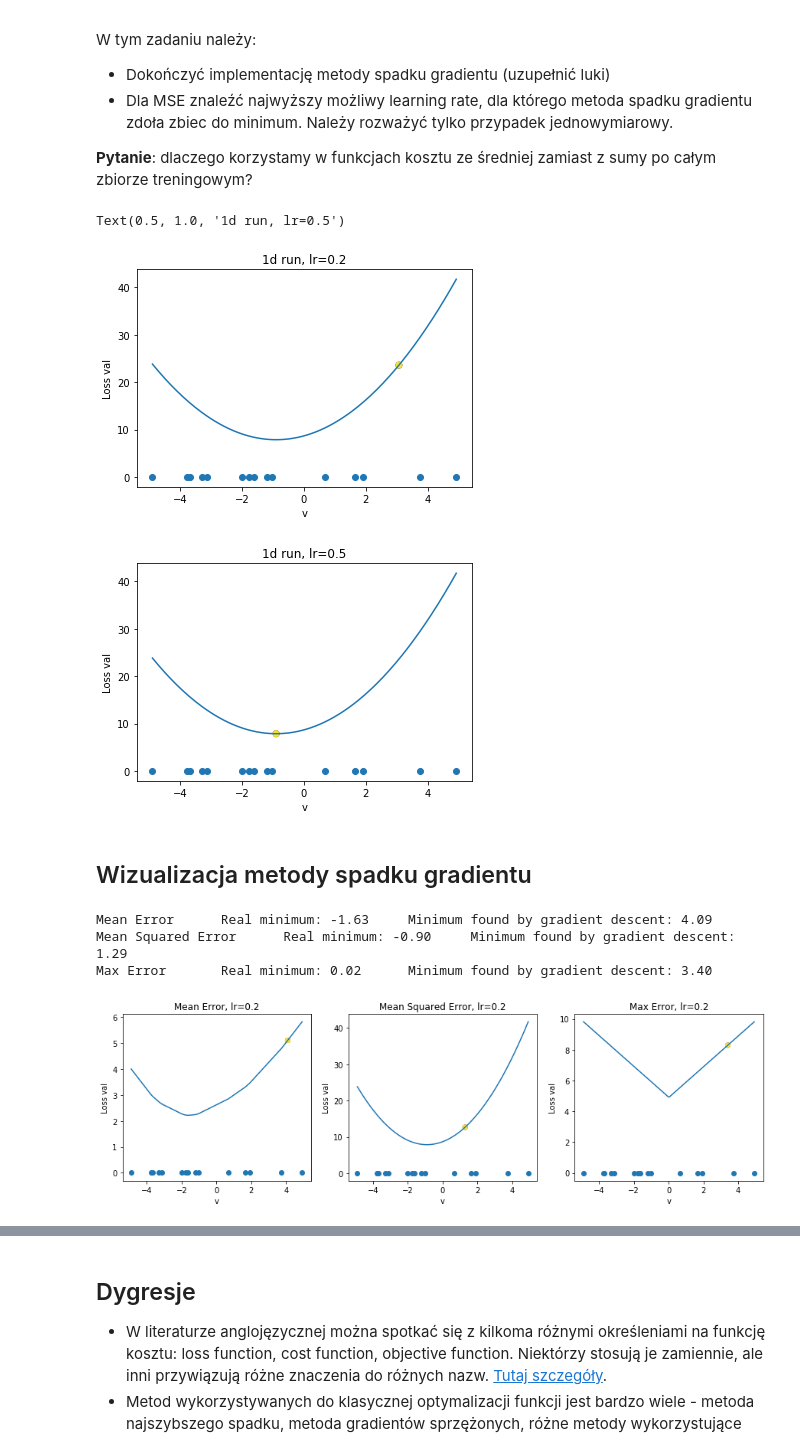
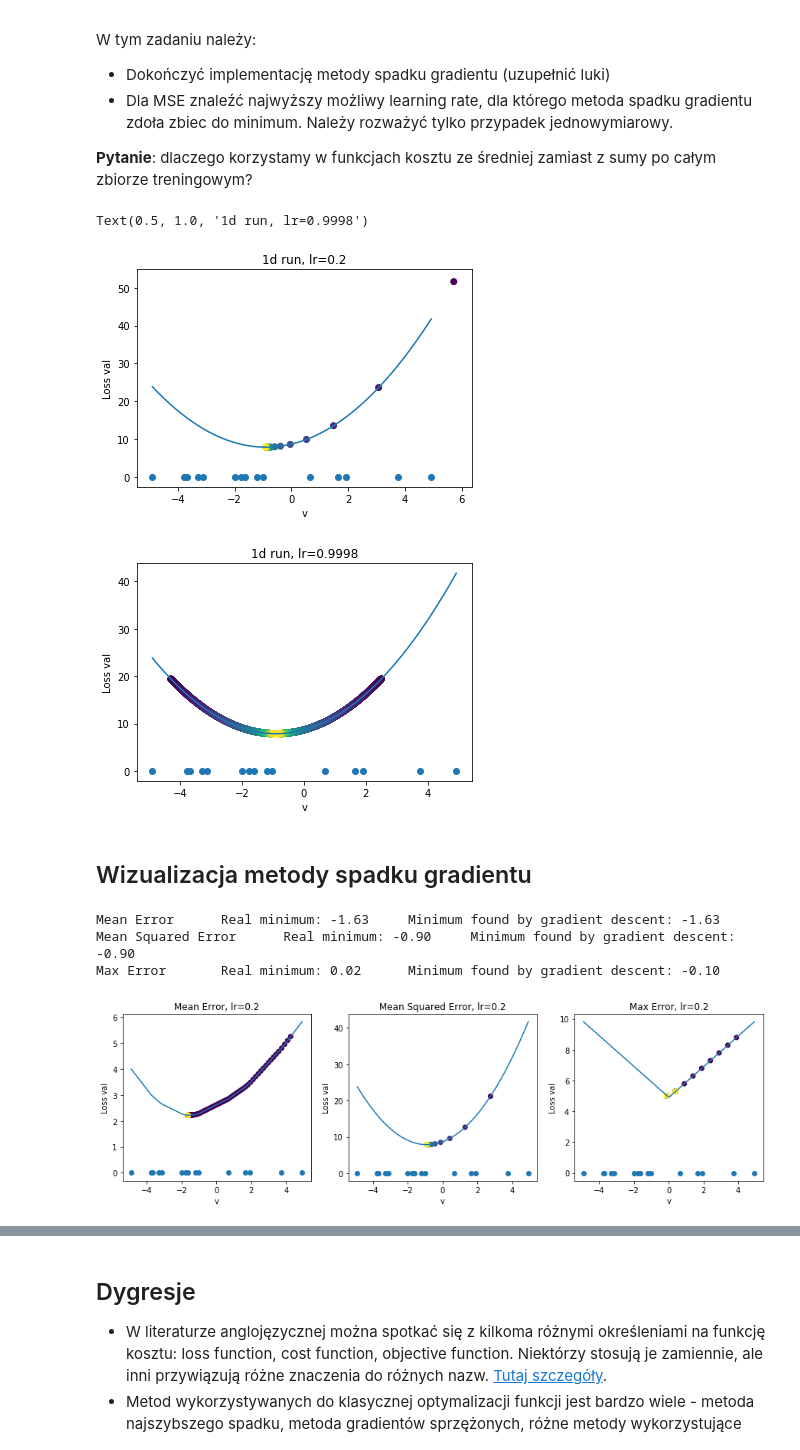
Before and after one commit to adriansuwala/ml2020-21, a Jupyter notebook: lab/02_funkcje_kosztu.ipynb, the cells around one changed output, grey strips where cells are left out. Saved outputs shown, nothing was run; the diff lists cells and outputs as text; code cells hidden in the pictures.

Commit message:
Fixes gradient descent

```diff
--- a/lab/02_funkcje_kosztu.ipynb
+++ b/lab/02_funkcje_kosztu.ipynb
@@ -241,39 +241,39 @@ def gradient_descent(grad_fn, dataset, learning_rate=0.2, num_steps=100):
     all_v = [current_v]
 
     for step_idx in range(num_steps):
         grad = grad_fn(dataset, current_v) # liczenie gradientu
-        current_v -= learning_rate * grad # krok metody gradientu
+        current_v = current_v - learning_rate * grad # krok metody gradientu
 
         all_v += [current_v]
         if np.linalg.norm(all_v[-1] - all_v[-2]) < 1e-3:
             break
 
     final_grad = grad
     final_v = current_v
     all_v = np.array(all_v)
     return final_v, final_grad, all_v
 
 fig, ax = plt.subplots(1, 1)
 utils.plot_gradient_steps_1d(
     ax, train_set_1d,
     gradient_descent, mse_grad, mean_squared_error,
     learning_rate=0.2, num_steps=10000)
 ax.set_title("1d run, lr=0.2")
 
 
 # **** UWAGA ****
 # Wybranie poniżej odpowiedniego learning rate'u (zgodnie z poleceniem)
 # jest częścią zadania.
 fig, ax = plt.subplots(1, 1)
 utils.plot_gradient_steps_1d(
     ax, train_set_1d,
     gradient_descent, mse_grad, mean_squared_error,
-    learning_rate=0.5, num_steps=10000)
-ax.set_title("1d run, lr=0.5")
+    learning_rate=0.99982, num_steps=10000)
+ax.set_title("1d run, lr=0.9998")
 # %% [output]
-Text(0.5, 1.0, '1d run, lr=0.5')
+Text(0.5, 1.0, '1d run, lr=0.9998')
-[figure, old version]
+[figure, new version]
-[figure, old version]
+[figure, new version]
 # %% [markdown]
 ## Wizualizacja metody spadku gradientu
 # %%
@@ -311,10 +311,10 @@ print(
         float(minimize_max(train_set_1d)), float(final_v))
 )
 # %% [output]
-Mean Error      Real minimum: -1.63     Minimum found by gradient descent: 4.09
-Mean Squared Error      Real minimum: -0.90     Minimum found by gradient descent: 1.29
-Max Error       Real minimum: 0.02      Minimum found by gradient descent: 3.40
+Mean Error      Real minimum: -1.63     Minimum found by gradient descent: -1.63
+Mean Squared Error      Real minimum: -0.90     Minimum found by gradient descent: -0.90
+Max Error       Real minimum: 0.02      Minimum found by gradient descent: -0.10
-[figure, old version]
+[figure, new version]
 # %%
 fig, axes = plt.subplots(1, 3, figsize=(15, 4))
 utils.plot_gradient_steps_2d(
```
Also changed, not shown: parts of 1 cell of this notebook.
